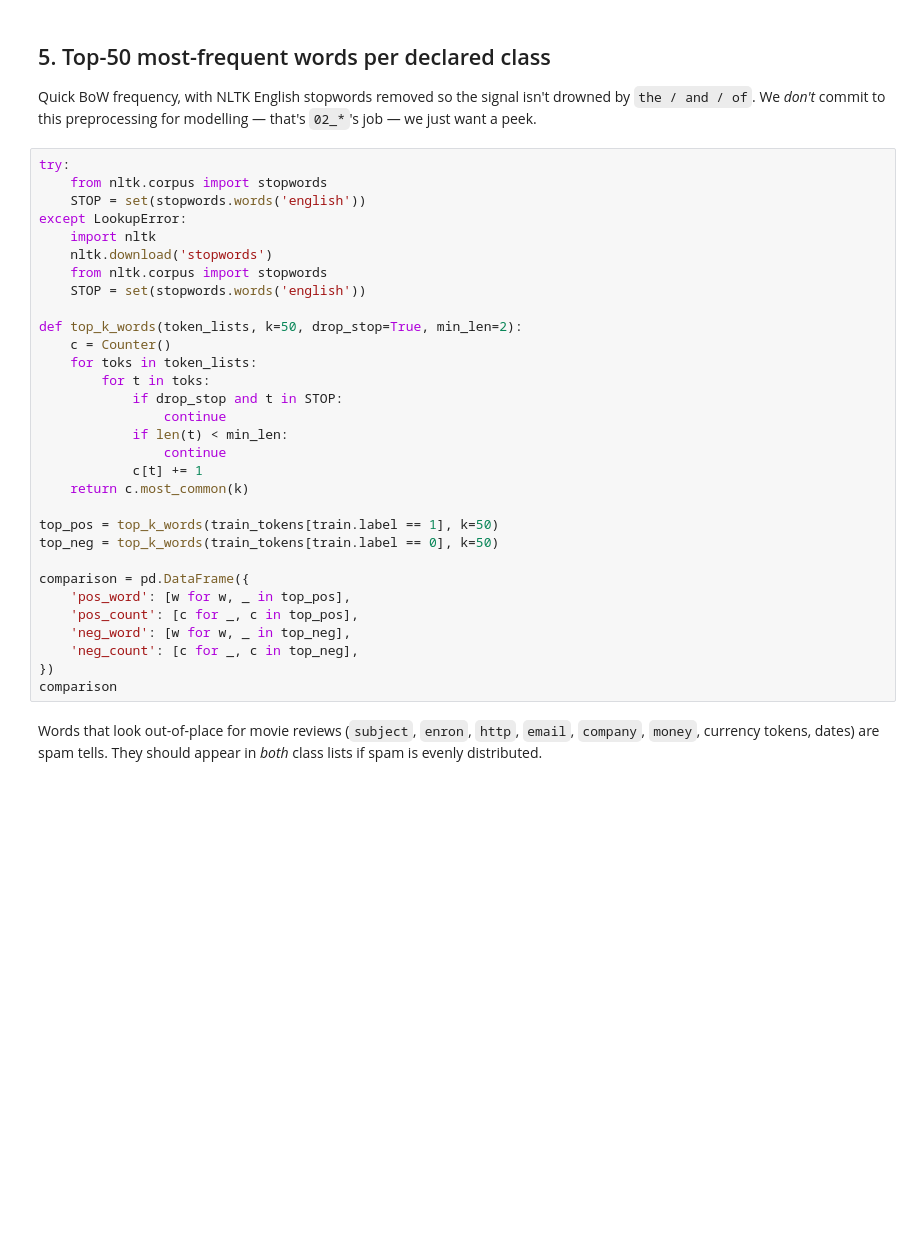
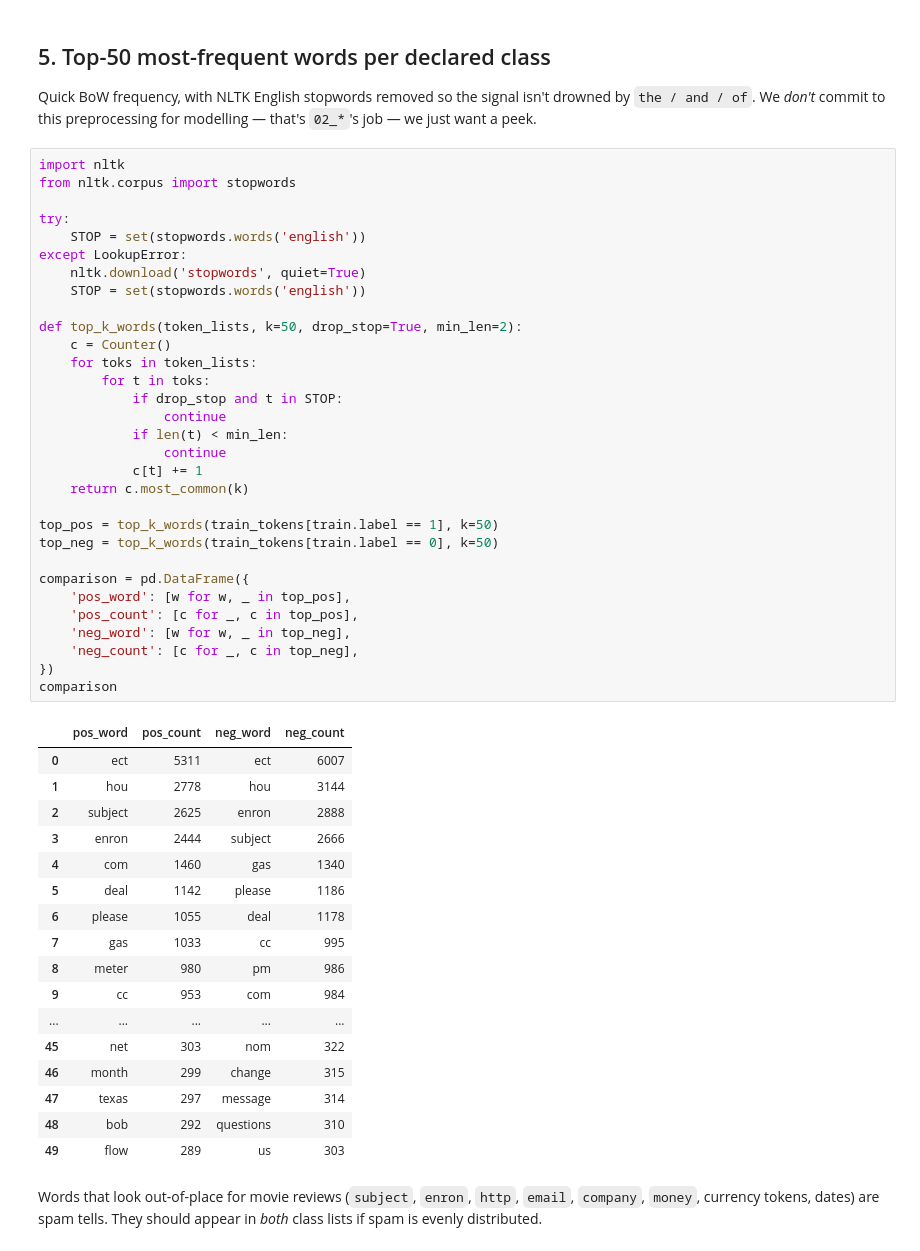
Before and after one commit to Joseph-pb/AMLAssignment, a Jupyter notebook: task1_nlp/01_explore.ipynb, the cells around one changed output. Drawn from its saved outputs; the diff is of its cells as text; blank space fills up the shorter version.

```diff
--- a/task1_nlp/01_explore.ipynb
+++ b/task1_nlp/01_explore.ipynb
@@ -123,36 +204,54 @@ If the histograms look bimodal — a sharp short-document hump and a broader rev
 
 Quick BoW frequency, with NLTK English stopwords removed so the signal isn't drowned by `the / and / of`. We *don't* commit to this preprocessing for modelling — that's `02_*`'s job — we just want a peek.
 # %%
+import nltk
+from nltk.corpus import stopwords
+
 try:
-    from nltk.corpus import stopwords
     STOP = set(stopwords.words('english'))
 except LookupError:
-    import nltk
-    nltk.download('stopwords')
-    from nltk.corpus import stopwords
+    nltk.download('stopwords', quiet=True)
     STOP = set(stopwords.words('english'))
 
 def top_k_words(token_lists, k=50, drop_stop=True, min_len=2):
     c = Counter()
     for toks in token_lists:
         for t in toks:
             if drop_stop and t in STOP:
                 continue
             if len(t) < min_len:
                 continue
             c[t] += 1
     return c.most_common(k)
 
 top_pos = top_k_words(train_tokens[train.label == 1], k=50)
 top_neg = top_k_words(train_tokens[train.label == 0], k=50)
 
 comparison = pd.DataFrame({
     'pos_word': [w for w, _ in top_pos],
     'pos_count': [c for _, c in top_pos],
     'neg_word': [w for w, _ in top_neg],
     'neg_count': [c for _, c in top_neg],
 })
 comparison
+# %% [output]
+|  | pos_word | pos_count | neg_word | neg_count |
+| 0 | ect | 5311 | ect | 6007 |
+| 1 | hou | 2778 | hou | 3144 |
+| 2 | subject | 2625 | enron | 2888 |
+| 3 | enron | 2444 | subject | 2666 |
+| 4 | com | 1460 | gas | 1340 |
+| 5 | deal | 1142 | please | 1186 |
+| 6 | please | 1055 | deal | 1178 |
+| 7 | gas | 1033 | cc | 995 |
+| 8 | meter | 980 | pm | 986 |
+| 9 | cc | 953 | com | 984 |
+| ... | ... | ... | ... | ... |
+| 45 | net | 303 | nom | 322 |
+| 46 | month | 299 | change | 315 |
+| 47 | texas | 297 | message | 314 |
+| 48 | bob | 292 | questions | 310 |
+| 49 | flow | 289 | us | 303 |
 # %% [markdown]
 Words that look out-of-place for movie reviews (`subject`, `enron`, `http`, `email`, `company`, `money`, currency tokens, dates) are spam tells. They should appear in *both* class lists if spam is evenly distributed.
 # %% [markdown]
```
Also changed, not shown: parts of 15 cells of this notebook, 12 other files.
